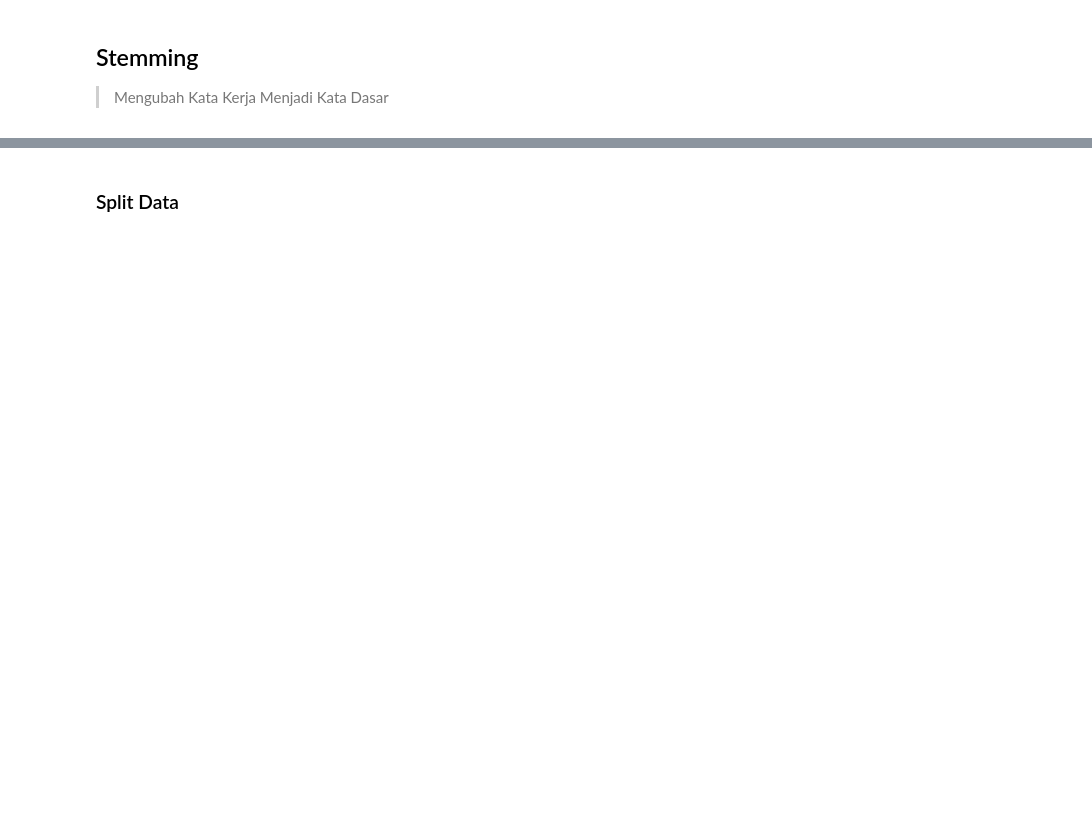
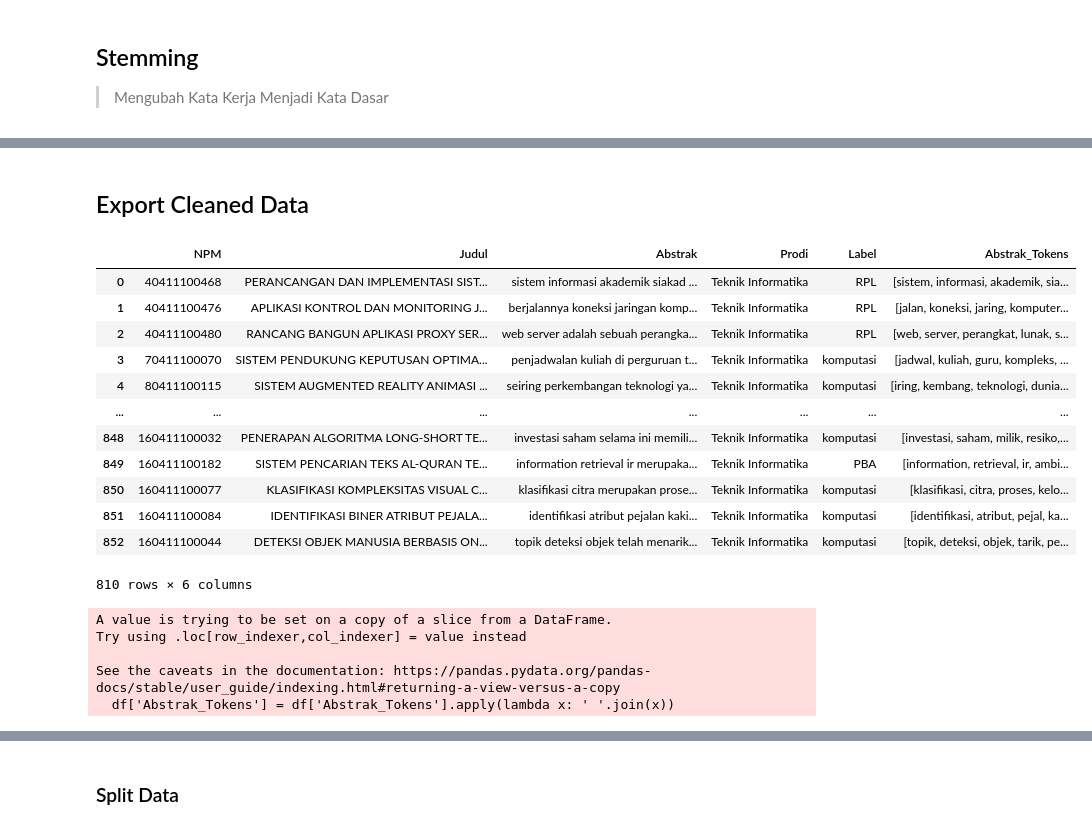
Before and after one commit to diahkamalia/prosaindata, a Jupyter notebook: _sources/UTS.ipynb, the cells around one changed output, grey strips where cells are left out. Drawn from its saved outputs; the diff is of its cells as text; code cells hidden in the pictures; blank space fills up the shorter version.

```diff
--- a/_sources/UTS.ipynb
+++ b/_sources/UTS.ipynb
@@ -178,0 +143,3 @@ Length: 810, dtype: object
+# %%
+df['Abstrak'] = df['Abstrak'].apply(lambda x: cleaning(x))
+df.head()
@@ -178,0 +202,4 @@ Length: 810, dtype: object
+# %%
+# Tokenizing Abstrak
+df['Abstrak_Tokens'] = df['Abstrak'].apply(lambda x: word_tokenize(x))
+df[["Abstrak", "Abstrak_Tokens"]].head()
@@ -202,0 +220,7 @@ Length: 810, dtype: object
+# %%
+from nltk.corpus import stopwords
+from itertools import chain
+
+stop_words = set(chain(stopwords.words('indonesian'), stopwords.words('english')))
+
+df['Abstrak_Tokens'] = df['Abstrak_Tokens'].apply(lambda x: [w for w in x if not w in stop_words])
@@ -389,0 +260,3 @@ new_df
+# %%
+# Stemming abstrak
+df['Abstrak_Tokens'] = df['Abstrak_Tokens'].progress_apply(lambda x: stemmer.stem(' '.join(x)).split(' '))
@@ -389,0 +279,28 @@ new_df
+# %% [markdown]
+## Export Cleaned Data
+# %%
+df
+# %% [output]
+|  | NPM | Judul | Abstrak | Prodi | Label | Abstrak_Tokens |
+| 0 | 40411100468 | PERANCANGAN DAN IMPLEMENTASI SIST... | sistem informasi akademik siakad ... | Teknik Informatika | RPL | [sistem, informasi, akademik, sia... |
+| 1 | 40411100476 | APLIKASI KONTROL DAN MONITORING J... | berjalannya koneksi jaringan komp... | Teknik Informatika | RPL | [jalan, koneksi, jaring, komputer... |
+| 2 | 40411100480 | RANCANG BANGUN APLIKASI PROXY SER... | web server adalah sebuah perangka... | Teknik Informatika | RPL | [web, server, perangkat, lunak, s... |
+| 3 | 70411100070 | SISTEM PENDUKUNG KEPUTUSAN OPTIMA... | penjadwalan kuliah di perguruan t... | Teknik Informatika | komputasi | [jadwal, kuliah, guru, kompleks, ... |
+| 4 | 80411100115 | SISTEM AUGMENTED REALITY ANIMASI ... | seiring perkembangan teknologi ya... | Teknik Informatika | komputasi | [iring, kembang, teknologi, dunia... |
+| ... | ... | ... | ... | ... | ... | ... |
+| 848 | 160411100032 | PENERAPAN ALGORITMA LONG-SHORT TE... | investasi saham selama ini memili... | Teknik Informatika | komputasi | [investasi, saham, milik, resiko,... |
+| 849 | 160411100182 | SISTEM PENCARIAN TEKS AL-QURAN TE... | information retrieval ir merupaka... | Teknik Informatika | PBA | [information, retrieval, ir, ambi... |
+| 850 | 160411100077 | KLASIFIKASI KOMPLEKSITAS VISUAL C... | klasifikasi citra merupakan prose... | Teknik Informatika | komputasi | [klasifikasi, citra, proses, kelo... |
+| 851 | 160411100084 | IDENTIFIKASI BINER ATRIBUT PEJALA... | identifikasi atribut pejalan kaki... | Teknik Informatika | komputasi | [identifikasi, atribut, pejal, ka... |
+| 852 | 160411100044 | DETEKSI OBJEK MANUSIA BERBASIS ON... | topik deteksi objek telah menarik... | Teknik Informatika | komputasi | [topik, deteksi, objek, tarik, pe... |
+810 rows × 6 columns
+# %%
+df['Abstrak_Tokens'] = df['Abstrak_Tokens'].apply(lambda x: ' '.join(x))
+
+df.to_csv('cleanedPTA.csv')
+# %% [output]
+A value is trying to be set on a copy of a slice from a DataFrame.
+Try using .loc[row_indexer,col_indexer] = value instead
+
+See the caveats in the documentation: https://pandas.pydata.org/pandas-docs/stable/user_guide/indexing.html#returning-a-view-versus-a-copy
+  df['Abstrak_Tokens'] = df['Abstrak_Tokens'].apply(lambda x: ' '.join(x))
```
Also changed, not shown: parts of 113 cells of this notebook, 4 other files.
